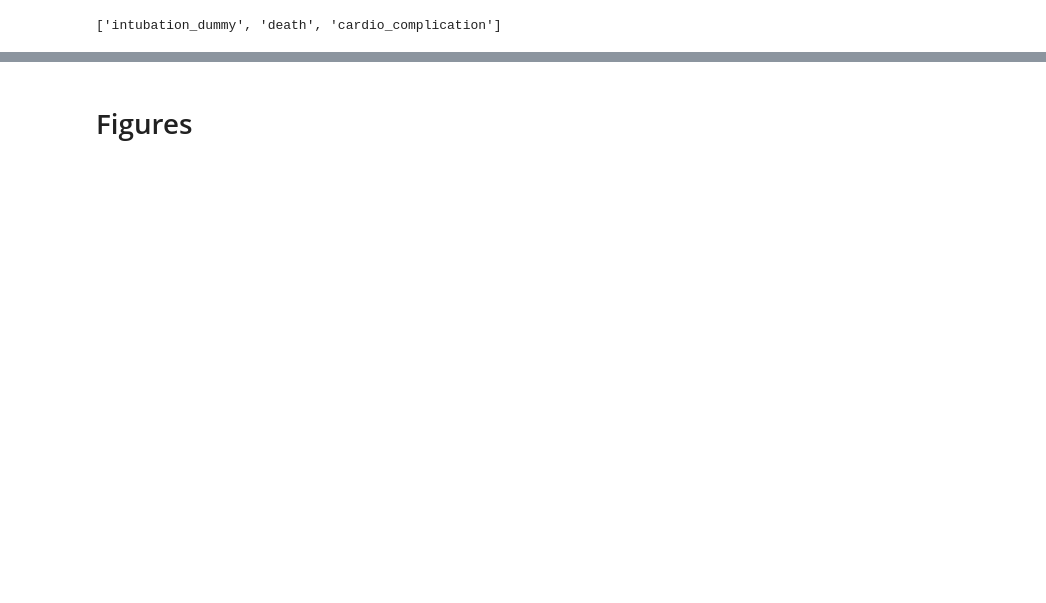
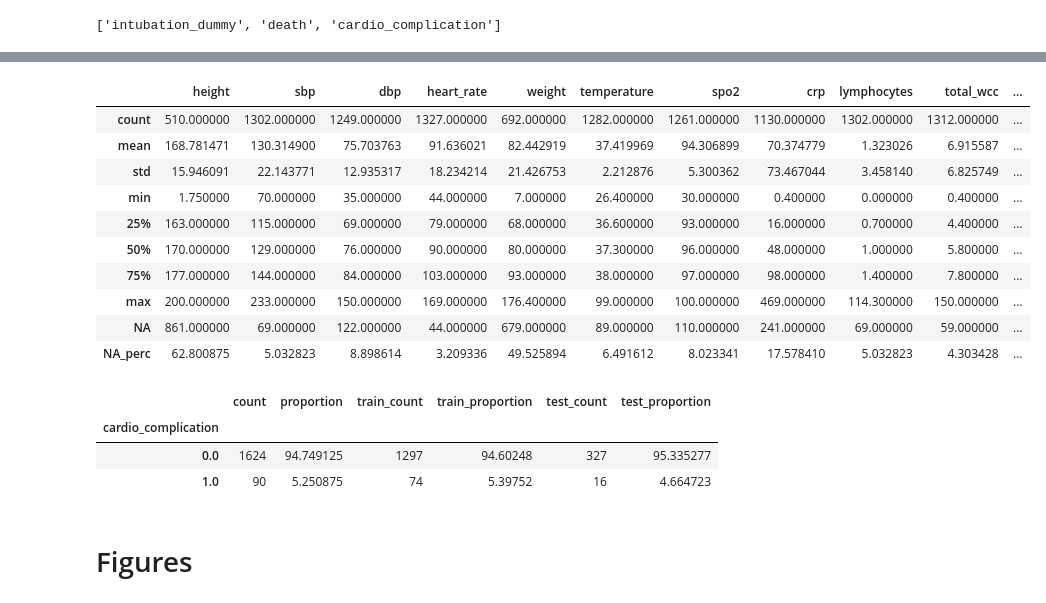
Before and after one commit to harrisonnguyen/cardiac_covid_model, a Jupyter notebook: paper figures.ipynb, the cells around one changed output, grey strips where cells are left out. Cells and saved outputs as stored; diff of their text form; code cells hidden in the pictures; blank space fills up the shorter version.

```diff
--- a/paper figures.ipynb
+++ b/paper figures.ipynb
@@ -159,0 +171,4 @@ cont_describe.loc['NA_perc',:] = cont_describe.loc['NA',:]/df.shape[0]*100
+# %%
+cont_describe_train = train[float_col+int_col].describe()
+cont_describe_train = pd.concat([cont_describe_train,pd.DataFrame(train[float_col+int_col].isna().sum()).T]).rename(index={0:'NA'})
+cont_describe_train.loc['NA_perc',:] = cont_describe_train.loc['NA',:]/train.shape[0]*100
@@ -159,0 +179,14 @@ cont_describe.loc['NA_perc',:] = cont_describe.loc['NA',:]/df.shape[0]*100
+# %%
+cont_describe_train
+# %% [output]
+|  | height | sbp | dbp | heart_rate | weight | temperature | spo2 | crp | lymphocytes | total_wcc | ... |
+| count | 510.000000 | 1302.000000 | 1249.000000 | 1327.000000 | 692.000000 | 1282.000000 | 1261.000000 | 1130.000000 | 1302.000000 | 1312.000000 | ... |
+| mean | 168.781471 | 130.314900 | 75.703763 | 91.636021 | 82.442919 | 37.419969 | 94.306899 | 70.374779 | 1.323026 | 6.915587 | ... |
+| std | 15.946091 | 22.143771 | 12.935317 | 18.234214 | 21.426753 | 2.212876 | 5.300362 | 73.467044 | 3.458140 | 6.825749 | ... |
+| min | 1.750000 | 70.000000 | 35.000000 | 44.000000 | 7.000000 | 26.400000 | 30.000000 | 0.400000 | 0.000000 | 0.400000 | ... |
+| 25% | 163.000000 | 115.000000 | 69.000000 | 79.000000 | 68.000000 | 36.600000 | 93.000000 | 16.000000 | 0.700000 | 4.400000 | ... |
+| 50% | 170.000000 | 129.000000 | 76.000000 | 90.000000 | 80.000000 | 37.300000 | 96.000000 | 48.000000 | 1.000000 | 5.800000 | ... |
+| 75% | 177.000000 | 144.000000 | 84.000000 | 103.000000 | 93.000000 | 38.000000 | 97.000000 | 98.000000 | 1.400000 | 7.800000 | ... |
+| max | 200.000000 | 233.000000 | 150.000000 | 169.000000 | 176.400000 | 99.000000 | 100.000000 | 469.000000 | 114.300000 | 150.000000 | ... |
+| NA | 861.000000 | 69.000000 | 122.000000 | 44.000000 | 679.000000 | 89.000000 | 110.000000 | 241.000000 | 69.000000 | 59.000000 | ... |
+| NA_perc | 62.800875 | 5.032823 | 8.898614 | 3.209336 | 49.525894 | 6.491612 | 8.023341 | 17.578410 | 5.032823 | 4.303428 | ... |
@@ -165,4 +208,11 @@ for c in categorical_col:
     df_sub.to_csv("result/data/" + c + "_summary.csv")
+# %%
+df_sub
+# %% [output]
+|  | count | proportion | train_count | train_proportion | test_count | test_proportion |
+| cardio_complication |  |  |  |  |  |  |
+| 0.0 | 1624 | 94.749125 | 1297 | 94.60248 | 327 | 95.335277 |
+| 1.0 | 90 | 5.250875 | 74 | 5.39752 | 16 | 4.664723 |
 # %% [markdown]
 # Figures
 # %%
```
Also changed, not shown: parts of 19 cells of this notebook, 54 other files.
